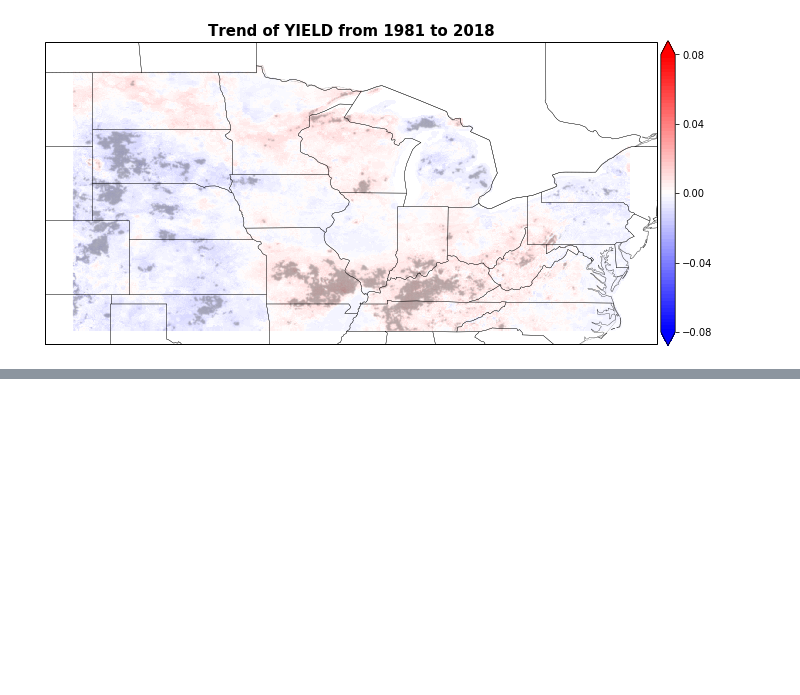
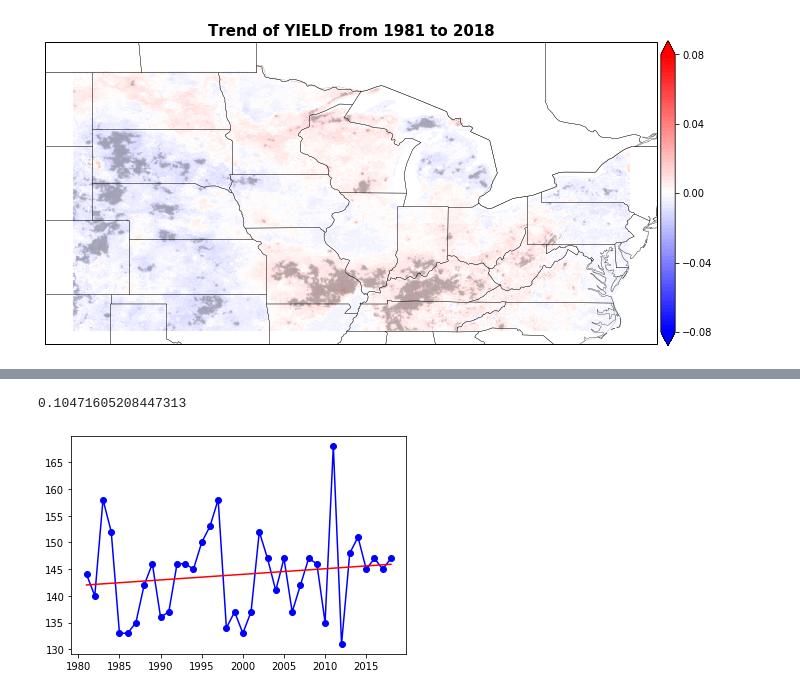
Before and after one commit to Diane1306/ERA5_PRISM, a Jupyter notebook: GDD.ipynb, the cells around one changed output, grey strips where cells are left out. Saved outputs shown, nothing was run; the diff lists cells and outputs as text; code cells hidden in the pictures; blank space fills up the shorter version.

```diff
--- a/GDD.ipynb
+++ b/GDD.ipynb
@@ -246,0 +328,11 @@ for ii in range(2,3):
+# %%
+df = pd.read_table(f'./GDD/output/yearly/44.83_-83.58_yearly.txt', delim_whitespace=True,
+                                   names=('year','fgreen','bloom','yeild','INJDAYS','POORDAYS'))
+X = np.linspace(1981, 2018, 38)
+r = stats.linregress(X, df.bloom)
+plt.plot(X, df.bloom, 'bo-')
+plt.plot(X, r.slope*X+r.intercept, 'r')
+r.slope
+# %% [output]
+0.10471605208447313
+[figure, added]
```
Also changed, not shown: parts of 14 cells of this notebook.
